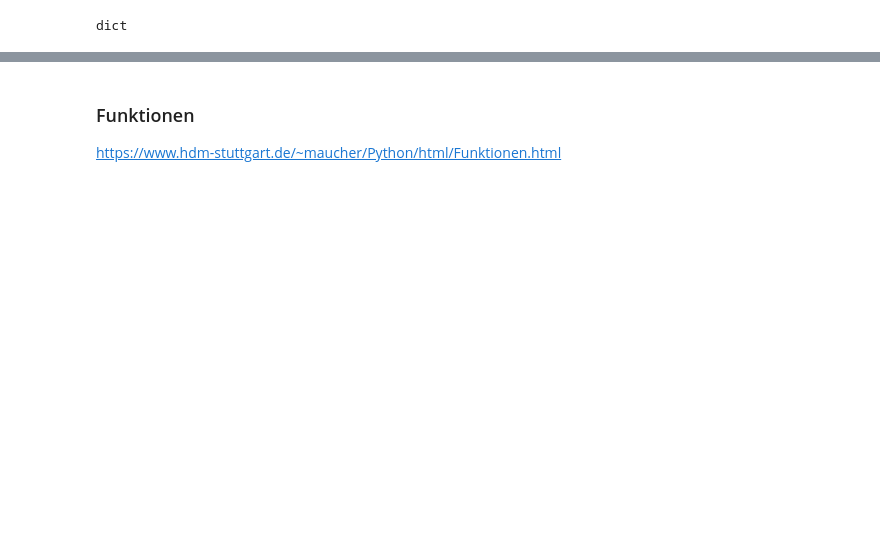
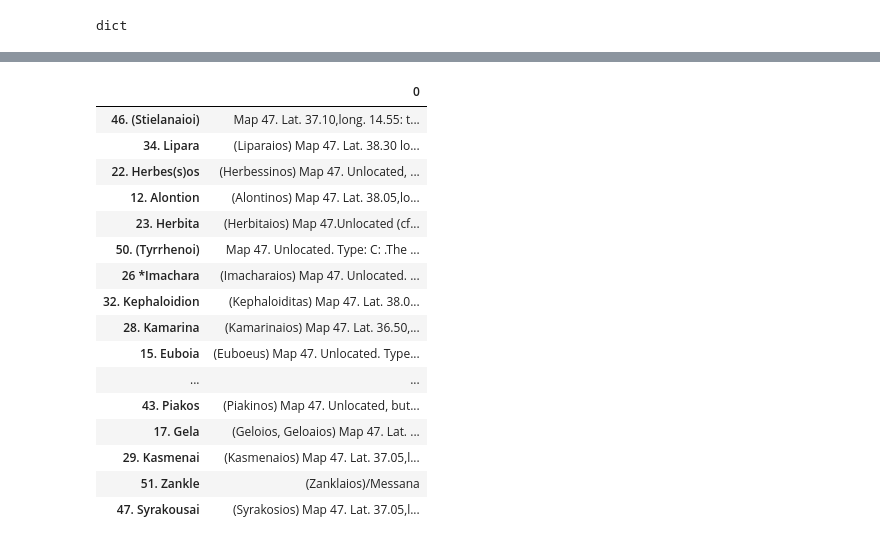
Before and after one commit to computational-humanities/vorlesung, a Jupyter notebook: Notebooks/CHVorl1.ipynb, the cells around one changed output, grey strips where cells are left out. Saved outputs shown, nothing was run; the diff lists cells and outputs as text; code cells hidden in the pictures; blank space fills up the shorter version.

```diff
--- a/Notebooks/CHVorl1.ipynb
+++ b/Notebooks/CHVorl1.ipynb
@@ -139,6 +136,25 @@ IndentationError: unexpected indent (<ipython-input-29-ae8546d4db0e>, line 2)
 # %%
 # Liest das Dictionary als Dataframe ein. Namen der Poleis werden als Index benutzt.
 dfPoleis = pd.DataFrame.from_dict(PoleisRawData, orient='index')
+dfPoleis
+# %% [output]
+|  | 0 |
+| 46. (Stielanaioi) | Map 47. Lat. 37.10,long. 14.55: t... |
+| 34. Lipara | (Liparaios) Map 47. Lat. 38.30 lo... |
+| 22. Herbes(s)os | (Herbessinos) Map 47. Unlocated, ... |
+| 12. Alontion | (Alontinos) Map 47. Lat. 38.05,lo... |
+| 23. Herbita | (Herbitaios) Map 47.Unlocated (cf... |
+| 50. (Tyrrhenoi) | Map 47. Unlocated. Type: C: .The ... |
+| 26 *Imachara | (Imacharaios) Map 47. Unlocated. ... |
+| 32. Kephaloidion | (Kephaloiditas) Map 47. Lat. 38.0... |
+| 28. Kamarina | (Kamarinaios) Map 47. Lat. 36.50,... |
+| 15. Euboia | (Euboeus) Map 47. Unlocated. Type... |
+| ... | ... |
+| 43. Piakos | (Piakinos) Map 47. Unlocated, but... |
+| 17. Gela | (Geloios, Geloaios) Map 47. Lat. ... |
+| 29. Kasmenai | (Kasmenaios) Map 47. Lat. 37.05,l... |
+| 51. Zankle | (Zanklaios)/Messana |
+| 47. Syrakousai | (Syrakosios) Map 47. Lat. 37.05,l... |
 # %%
 # Umnennen der Spalte von 0 zu 'full_text'
 dfPoleis = dfPoleis.rename(columns={0: 'full_text'})
@@ -155,6 +171,3 @@ dfPoleis = dfPoleis.sort_values(by='city_index')
 dfPoleis = dfPoleis.reset_index(drop=True)
 # %%
 dfPoleis
-# %% [markdown]
-### Funktionen
-https://www.hdm-stuttgart.de/~maucher/Python/html/Funktionen.html
```
Also changed, not shown: parts of 9 cells of this notebook, 2 other files.
